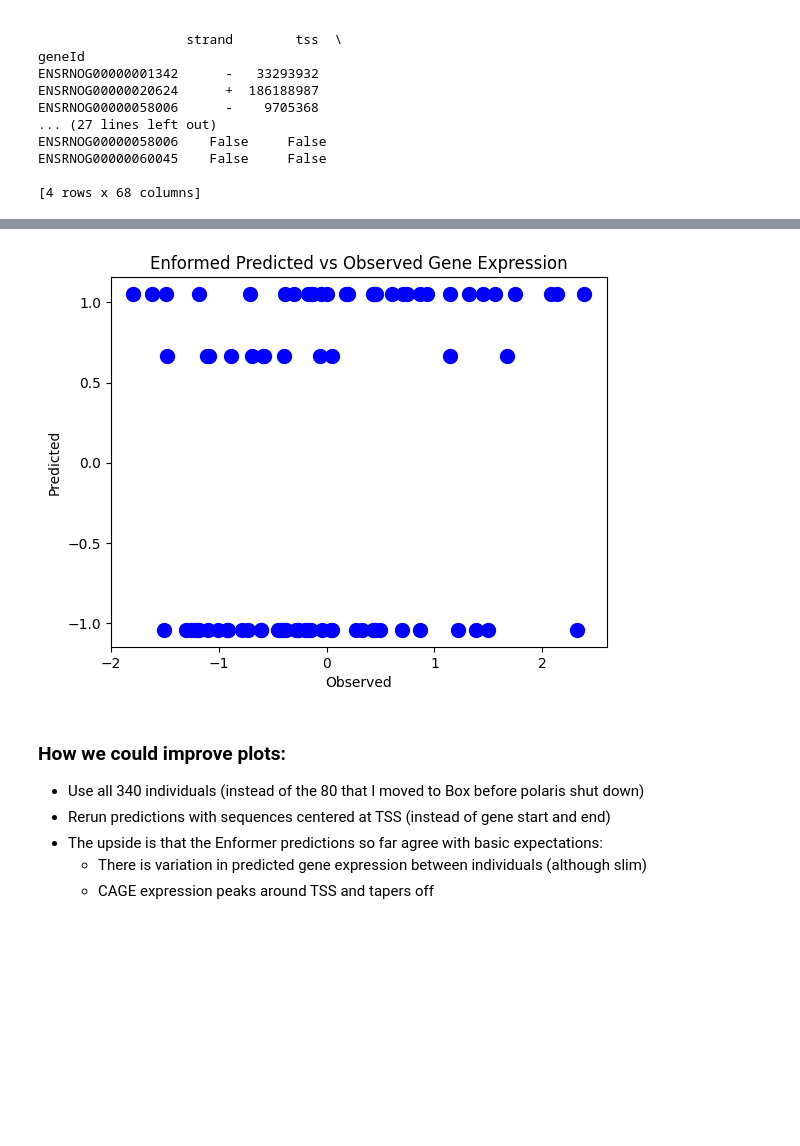
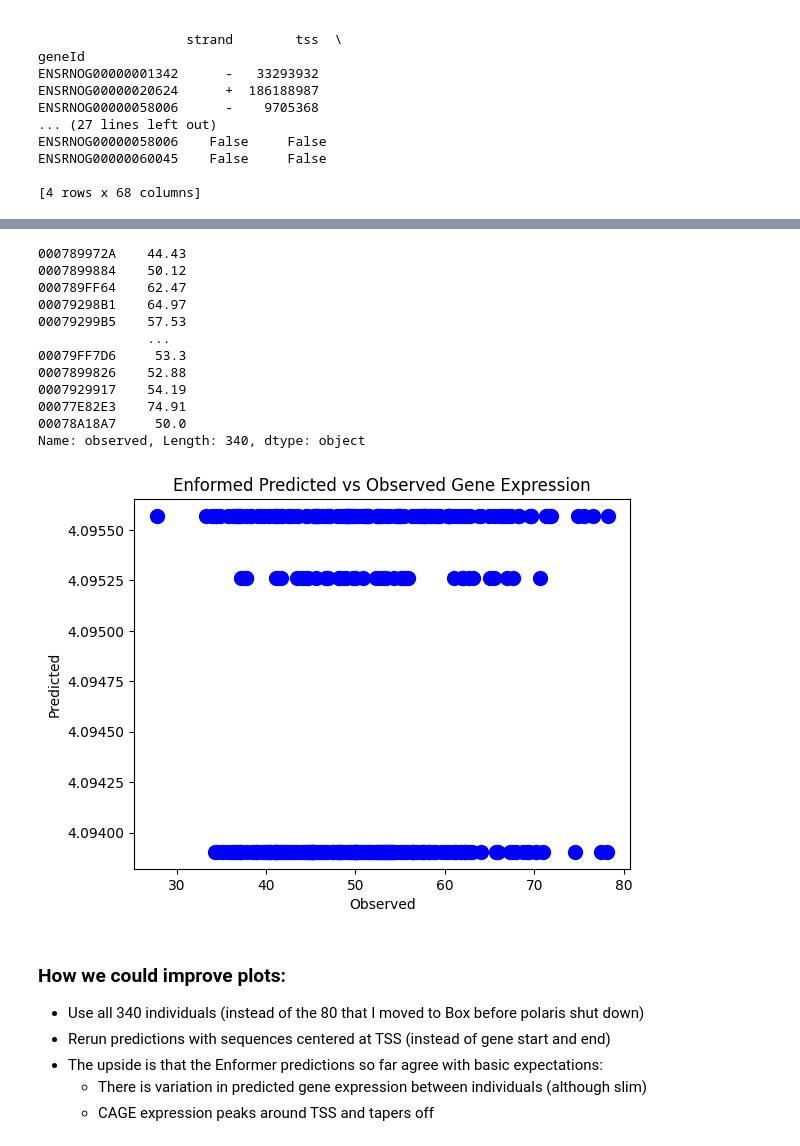
Before and after one commit to hakyimlab/sabrina-deep-learning-in-genomics, a Jupyter notebook: posts/comparing-enformer-CAGE-to-observed-gene-expression/comparing-gene-expression.ipynb, the cells around one changed output, grey strips where cells are left out. Drawn from its saved outputs; the diff is of its cells as text; code cells hidden in the pictures; blank space fills up the shorter version.

Commit message:
add all posts running enformer centered at tss

```diff
--- a/posts/comparing-enformer-CAGE-to-observed-gene-expression/comparing-gene-expression.ipynb
+++ b/posts/comparing-enformer-CAGE-to-observed-gene-expression/comparing-gene-expression.ipynb
@@ -1,15 +1,9 @@
 # %%
-gene_expr_bed = "/Users/sabrinami/Library/CloudStorage/Box-Box/imlab-data/data-Github/rat-genomic-analysis/Enformer-Predictions/data/Brain.rn7.expr.tpm.bed"
+gene_expr_bed = "/home/s1mi/enformer_rat_data/Brain.rn7.expr.tpm.bed"
 
 import pandas as pd
 import numpy as np
 obs_gene_expr = pd.read_csv(gene_expr_bed, sep="\t", header=0, index_col='gene_id')
-# %%
-## TEMPORARILY SUBSET OBS GENE EXPR DATA TO INDIVIDUALS IN BOX FOLDER
-import os
-predictions_dir = "/Users/sabrinami/Library/CloudStorage/Box-Box/imlab-data/data-Github/rat-genomic-analysis/Enformer-Predictions/predictions"
-individuals = [file for file in os.listdir(predictions_dir)]
-obs_gene_expr = obs_gene_expr[individuals]
 # %%
 gene_list = ['ENSRNOG00000001342', 'ENSRNOG00000020624', 'ENSRNOG00000058006', 'ENSRNOG00000060045']
 #print(obs_gene_expr.loc[gene_list])
@@ -53,7 +47,7 @@ def compute_tss_bin(output_window_coords_resized, tss_position, output_length=11
             # print(center)
             return [center-1,center,center+1]
 # %%
-annot_df = pd.read_csv("/Users/sabrinami/Library/CloudStorage/Box-Box/imlab-data/data-Github/rat-genomic-analysis/Enformer-Predictions/data/rn7.gene.txt", sep="\t", index_col='geneId')
+annot_df = pd.read_csv("/home/s1mi/enformer_rat_data/rn7.gene.txt", sep="\t", index_col='geneId')
 print(annot_df.loc[gene_list])
 # %% [output]
                             geneSymbol chromosome      start        end  \
@@ -124,26 +135,38 @@ dict_keys(['ENSRNOG00000001342', 'ENSRNOG00000020624', 'ENSRNOG00000058006', 'EN
 # %%
 import matplotlib.pyplot as plt
 df = pred_vs_obs['ENSRNOG00000020624']
-
+print(df['observed'])
 
 from scipy.stats import zscore
-x = zscore(df['observed'])
-y = zscore(df['predicted'])
+x = df['observed']
+y = df['predicted']
 # Create the dot plot
 plt.scatter(x, y, color='blue', marker='o', s=100)
 
 
 
 
 # Add labels and title
 plt.xlabel('Observed')
 plt.ylabel('Predicted')
 plt.title('Enformed Predicted vs Observed Gene Expression')
 
 # Show the plot
 plt.show()
 # %% [output]
+000789972A    44.43
+0007899884    50.12
+000789FF64    62.47
+00079298B1    64.97
+00079299B5    57.53
+              ...
+00079FF7D6     53.3
+0007899826    52.88
+0007929917    54.19
+00077E82E3    74.91
+00078A18A7     50.0
+Name: observed, Length: 340, dtype: object
-[figure, old version]
+[figure, new version]
 # %% [markdown]
 ### How we could improve plots:
 
```
Also changed, not shown: parts of 5 cells of this notebook, 1 other file.
